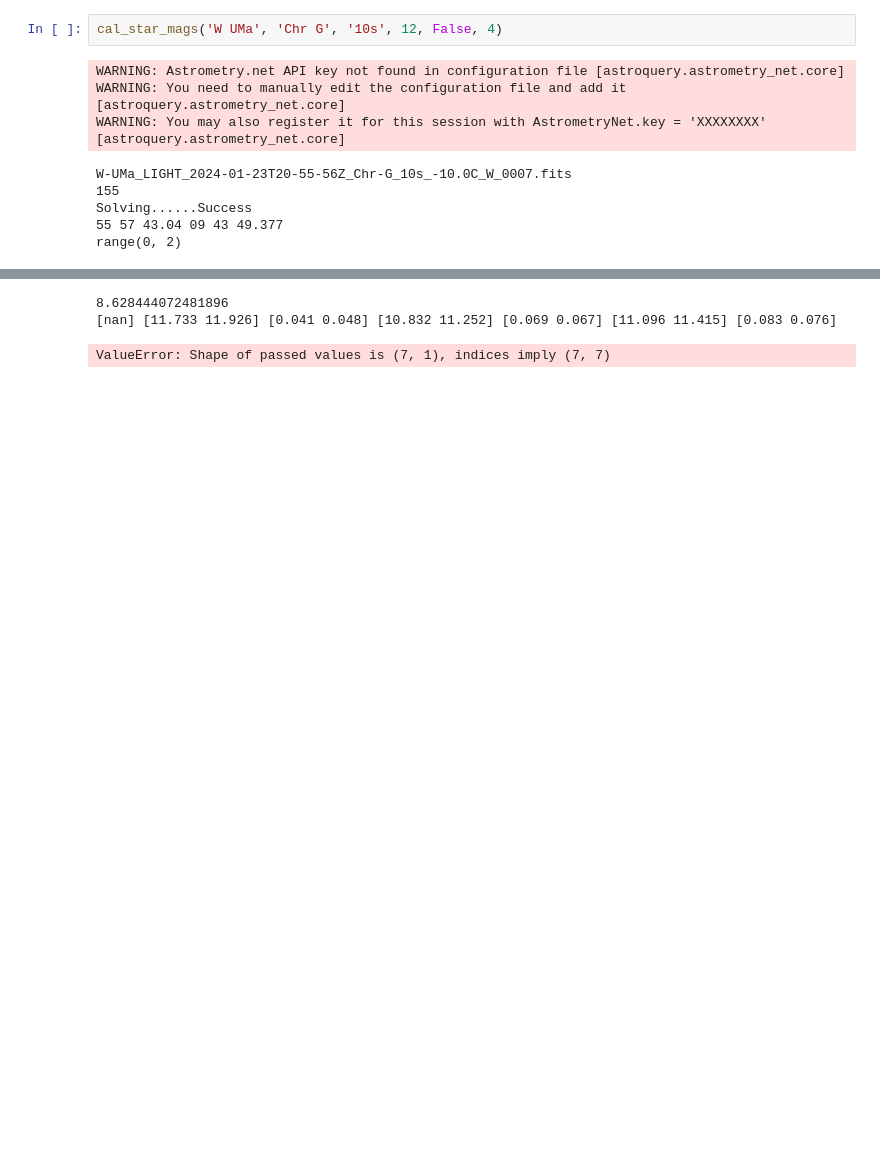
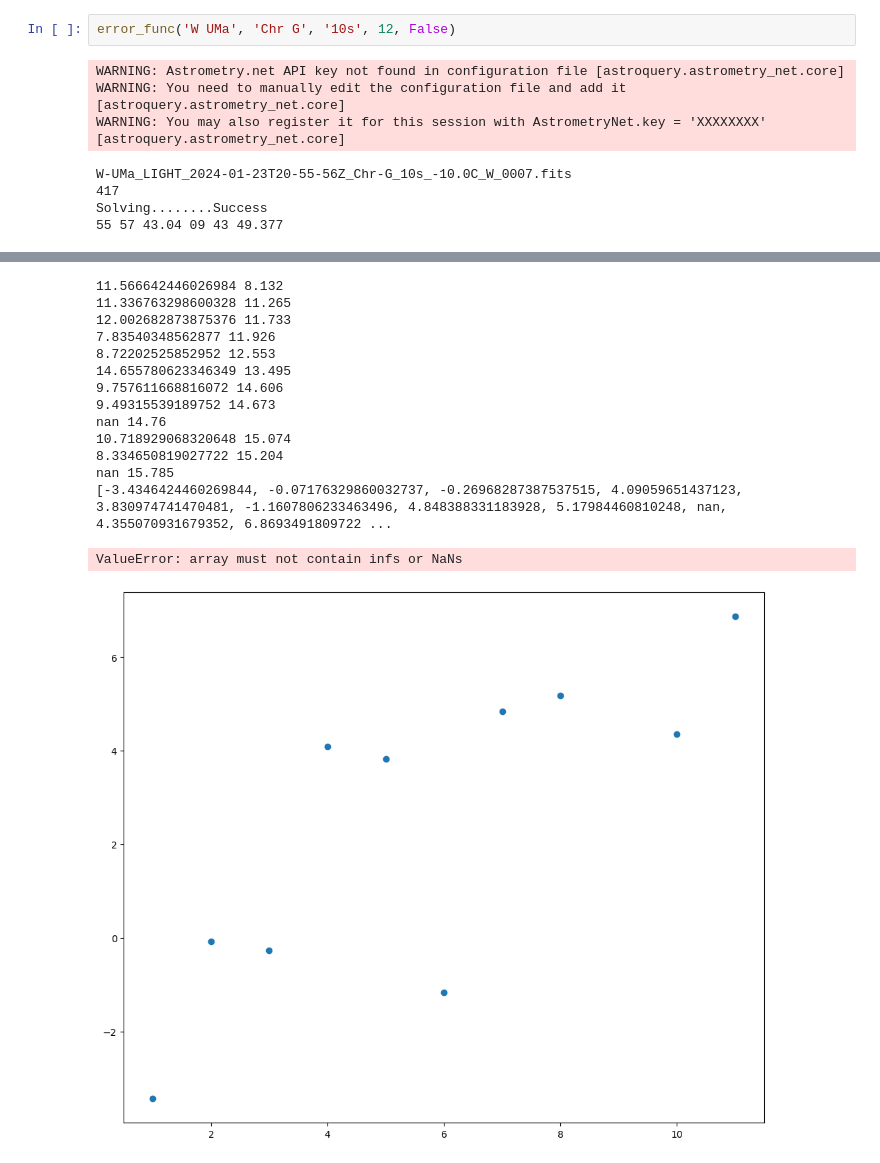
Before and after one commit to lewismcnish/Astronomy, a Jupyter notebook: Year_3/variable_stars.ipynb, the cells around one changed output, grey strips where cells are left out. Saved outputs shown, nothing was run; the diff lists cells and outputs as text; blank space fills up the shorter version.

```diff
--- a/Year_3/variable_stars.ipynb
+++ b/Year_3/variable_stars.ipynb
@@ -7,17 +7,28 @@ WARNING: Astrometry.net API key not found in configuration file [astroquery.astr
 WARNING: You need to manually edit the configuration file and add it [astroquery.astrometry_net.core]
 WARNING: You may also register it for this session with AstrometryNet.key = 'XXXXXXXX' [astroquery.astrometry_net.core]
 # %%
-cal_star_mags('W UMa', 'Chr G', '10s', 12, False, 4)
+error_func('W UMa', 'Chr G', '10s', 12, False)
 # %% [output]
 WARNING: Astrometry.net API key not found in configuration file [astroquery.astrometry_net.core]
 WARNING: You need to manually edit the configuration file and add it [astroquery.astrometry_net.core]
 WARNING: You may also register it for this session with AstrometryNet.key = 'XXXXXXXX' [astroquery.astrometry_net.core]
 W-UMa_LIGHT_2024-01-23T20-55-56Z_Chr-G_10s_-10.0C_W_0007.fits
-155
-Solving......Success
+417
+Solving........Success
 55 57 43.04 09 43 49.377
-range(0, 2)
 [figure]
-8.628444072481896
-[nan] [11.733 11.926] [0.041 0.048] [10.832 11.252] [0.069 0.067] [11.096 11.415] [0.083 0.076]
+11.566642446026984 8.132
+11.336763298600328 11.265
+12.002682873875376 11.733
+7.83540348562877 11.926
+8.72202525852952 12.553
+14.655780623346349 13.495
+9.757611668816072 14.606
+9.49315539189752 14.673
+nan 14.76
+10.718929068320648 15.074
+8.334650819027722 15.204
+nan 15.785
+[-3.4346424460269844, -0.07176329860032737, -0.26968287387537515, 4.09059651437123, 3.830974741470481, -1.1607806233463496, 4.848388331183928, 5.17984460810248, nan, 4.355070931679352, 6.8693491809722 ...
-ValueError: Shape of passed values is (7, 1), indices imply (7, 7)
+ValueError: array must not contain infs or NaNs
+[figure, added]
```
Also changed, not shown: parts of 1 cell of this notebook, 1 other file.
